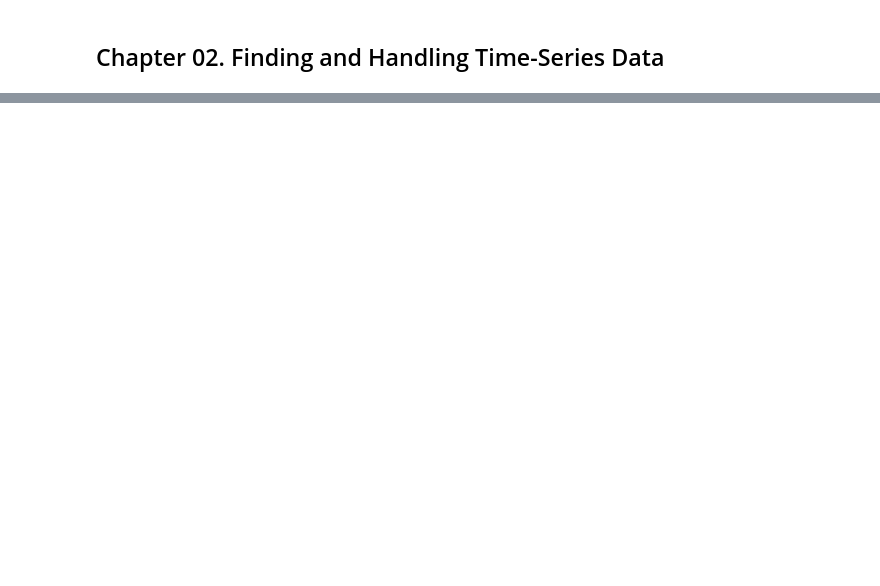
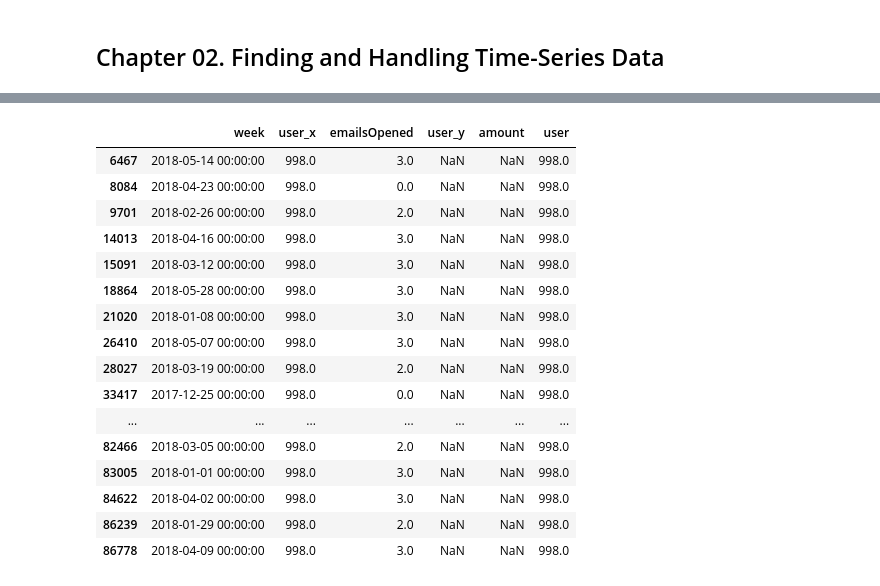
Before and after one commit to luckyspia/Statements, a Jupyter notebook: Practical_Time_Series_Analysis/ch02.ipynb, the cells around one changed output, grey strips where cells are left out. Cells and saved outputs as stored; diff of their text form; code cells hidden in the pictures; blank space fills up the shorter version.

```diff
--- a/Practical_Time_Series_Analysis/ch02.ipynb
+++ b/Practical_Time_Series_Analysis/ch02.ipynb
@@ -14,0 +114,3 @@ AttributeError: module 'numpy.random' has no attribute 'Generator'
+# %%
+donations = pd.read_csv('./data/donations.csv')
+donations
@@ -14,0 +178,21 @@ AttributeError: module 'numpy.random' has no attribute 'Generator'
+# %%
+df = merged_df[merged_df.user == 998]
+df
+# %% [output]
+|  | week | user_x | emailsOpened | user_y | amount | user |
+| 6467 | 2018-05-14 00:00:00 | 998.0 | 3.0 | NaN | NaN | 998.0 |
+| 8084 | 2018-04-23 00:00:00 | 998.0 | 0.0 | NaN | NaN | 998.0 |
+| 9701 | 2018-02-26 00:00:00 | 998.0 | 2.0 | NaN | NaN | 998.0 |
+| 14013 | 2018-04-16 00:00:00 | 998.0 | 3.0 | NaN | NaN | 998.0 |
+| 15091 | 2018-03-12 00:00:00 | 998.0 | 3.0 | NaN | NaN | 998.0 |
+| 18864 | 2018-05-28 00:00:00 | 998.0 | 3.0 | NaN | NaN | 998.0 |
+| 21020 | 2018-01-08 00:00:00 | 998.0 | 3.0 | NaN | NaN | 998.0 |
+| 26410 | 2018-05-07 00:00:00 | 998.0 | 3.0 | NaN | NaN | 998.0 |
+| 28027 | 2018-03-19 00:00:00 | 998.0 | 2.0 | NaN | NaN | 998.0 |
+| 33417 | 2017-12-25 00:00:00 | 998.0 | 0.0 | NaN | NaN | 998.0 |
+| ... | ... | ... | ... | ... | ... | ... |
+| 82466 | 2018-03-05 00:00:00 | 998.0 | 2.0 | NaN | NaN | 998.0 |
+| 83005 | 2018-01-01 00:00:00 | 998.0 | 3.0 | NaN | NaN | 998.0 |
+| 84622 | 2018-04-02 00:00:00 | 998.0 | 3.0 | NaN | NaN | 998.0 |
+| 86239 | 2018-01-29 00:00:00 | 998.0 | 2.0 | NaN | NaN | 998.0 |
+| 86778 | 2018-04-09 00:00:00 | 998.0 | 3.0 | NaN | NaN | 998.0 |
```
Also changed, not shown: parts of 24 cells of this notebook.
